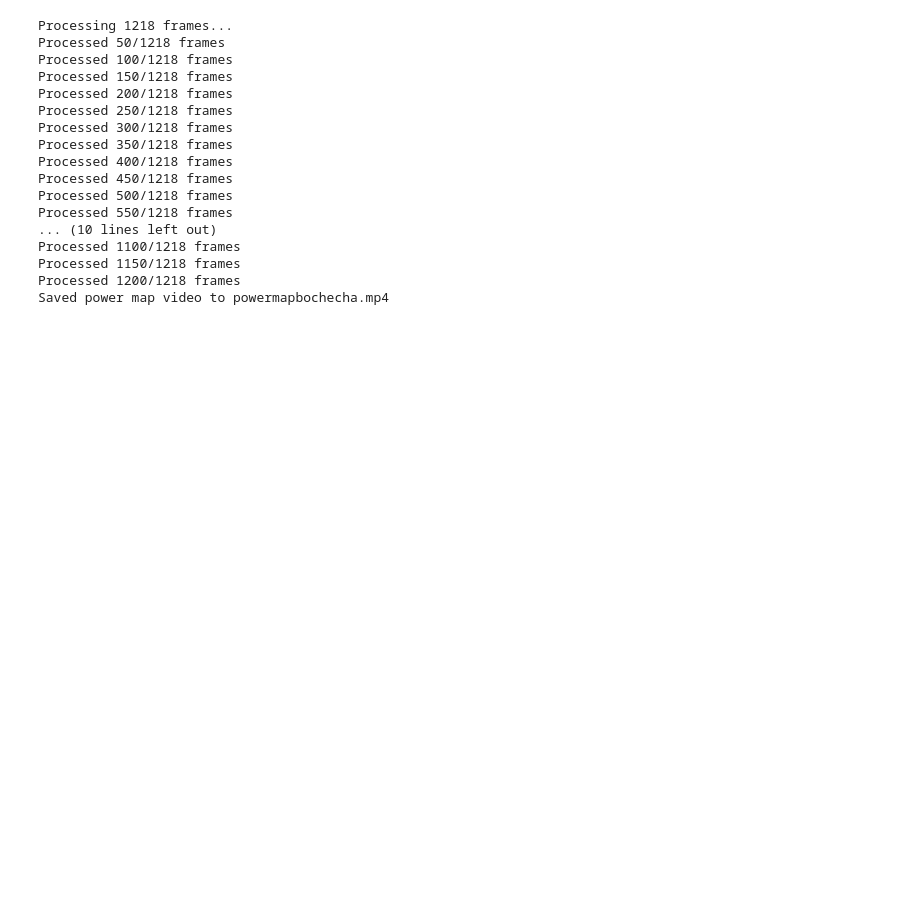
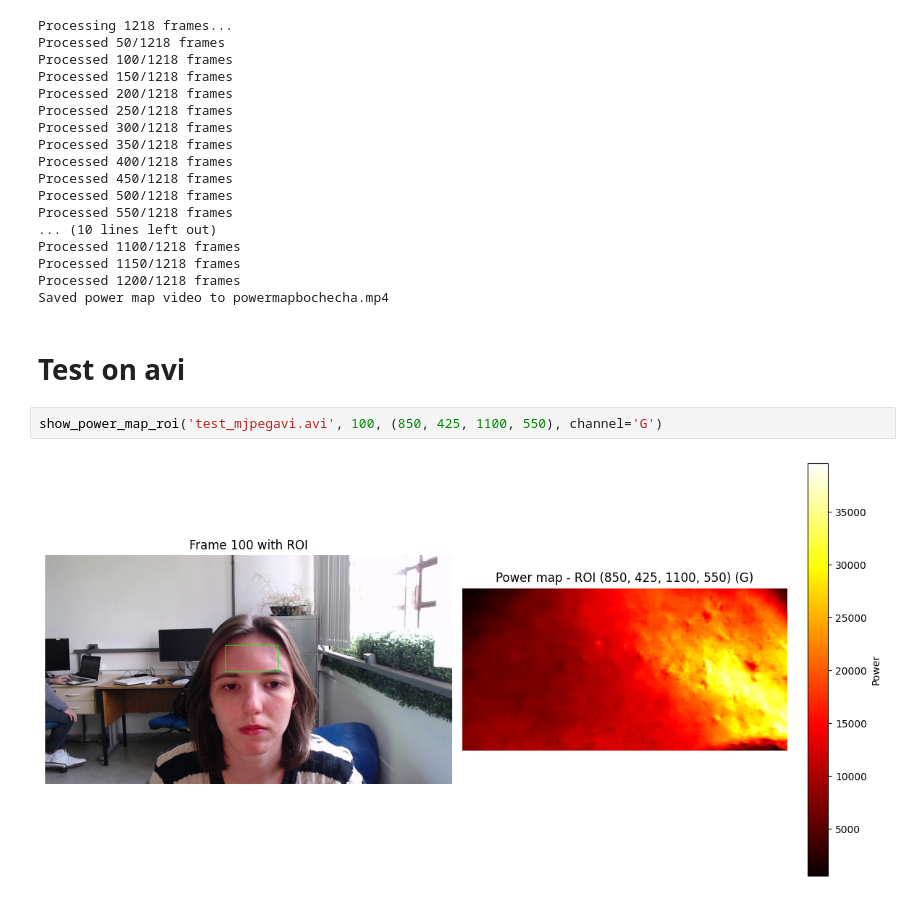
Before and after one commit to sophia-celine/rPPG, a Jupyter notebook: initial_tests/rPPGrough.ipynb, the cells around one changed output. Cells and saved outputs as stored; diff of their text form; blank space fills up the shorter version.

Commit message:
add avi test

```diff
--- a/initial_tests/rPPGrough.ipynb
+++ b/initial_tests/rPPGrough.ipynb
@@ -429,3 +422,9 @@ Processed 1100/1218 frames
 Processed 1150/1218 frames
 Processed 1200/1218 frames
 Saved power map video to powermapbochecha.mp4
+# %% [markdown]
+# Test on avi
+# %%
+show_power_map_roi('test_mjpegavi.avi', 100, (850, 425, 1100, 550), channel='G')
+# %% [output]
+[figure, added]
```
Also changed, not shown: parts of 16 cells of this notebook, 2 other files.
